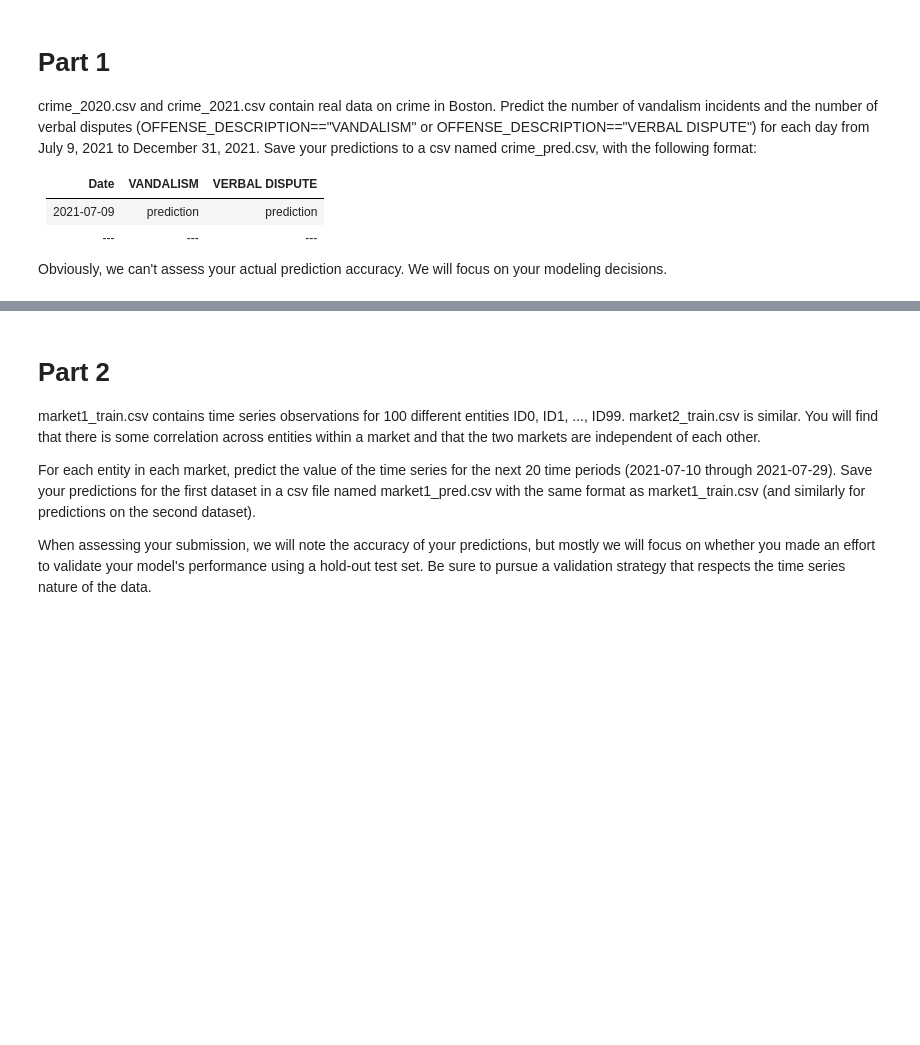
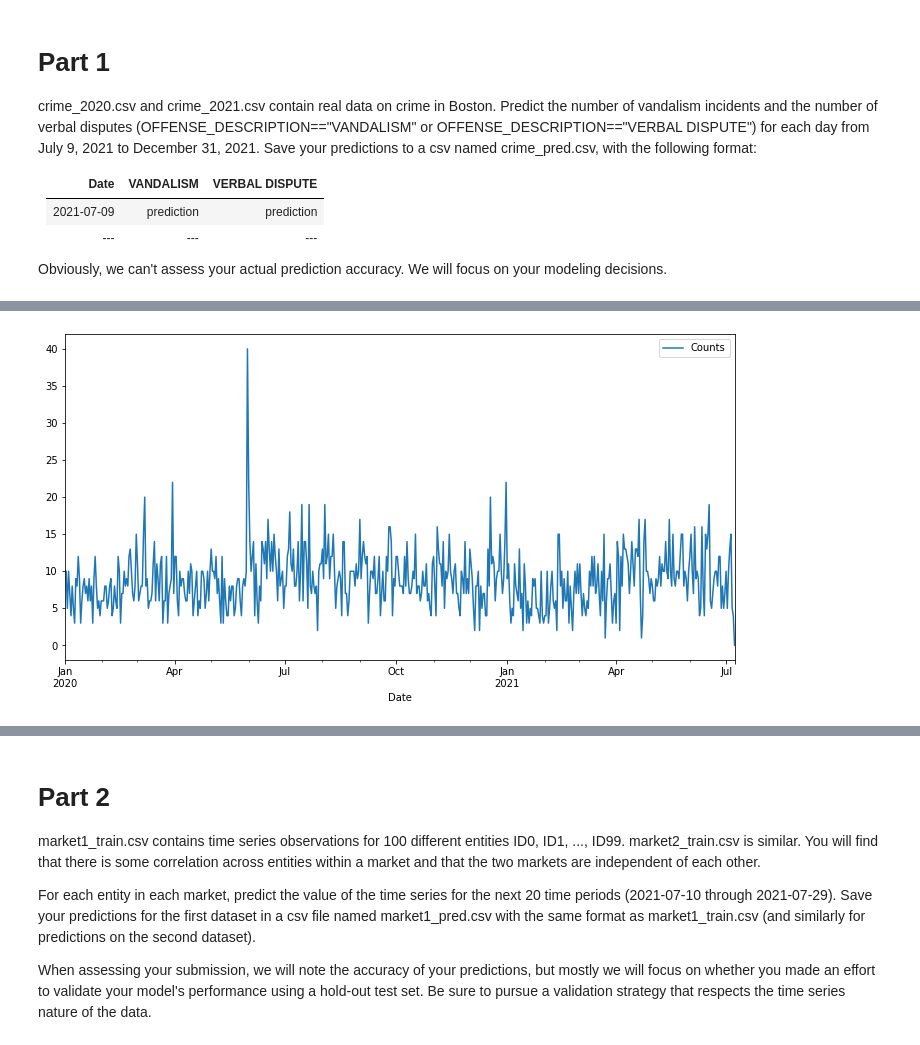
Before and after one commit to Rakib-Ul-Haque/Crime_and_market_data_analysis, a Jupyter notebook: coding_exercise.ipynb, the cells around one changed output, grey strips where cells are left out. Drawn from its saved outputs; the diff is of its cells as text; code cells hidden in the pictures; blank space fills up the shorter version.

```diff
--- a/coding_exercise.ipynb
+++ b/coding_exercise.ipynb
@@ -101,0 +77,15 @@ plt.plot(indexed_VERBAL_DISPUTE_counts)
+# %%
+# Counting number of VANDALISM and convering into dictonaries
+VANDALISM_count=full_data_VANDALISM['OCCURRED_ON_DATE'].value_counts()
+# VANDALISM_count
+VANDALISM_count_dic=VANDALISM_count.to_dict()
+# VANDALISM_count_dic
+# %%
+# Mapping data set for VANDALISM
+rng_VANDALISM = pd.date_range('2020-01-1', periods=555, freq='D')
+df_VANDALISM = pd.DataFrame({ 'Date': rng_VANDALISM, 'Counts' : rng_VANDALISM})
+
+# print (df)
+df_VANDALISM["Counts"]=df_VANDALISM["Counts"].map(VANDALISM_count_dic)
+df_VANDALISM=df_VANDALISM.fillna(0)
+df_VANDALISM
@@ -101,0 +138,4 @@ plt.plot(indexed_VERBAL_DISPUTE_counts)
+# %%
+#changing index for both datasets
+indexed_VANDALISM=df_VANDALISM.set_index(['Date'])
+indexed_VERBAL_DISPUTE=df_VERBAL_DISPUTE.set_index(['Date'])
@@ -101,0 +145,5 @@ plt.plot(indexed_VERBAL_DISPUTE_counts)
+# %%
+indexed_VANDALISM.plot()
+plt.show()
+# %% [output]
+[figure, added]
```
Also changed, not shown: parts of 20 cells of this notebook.
